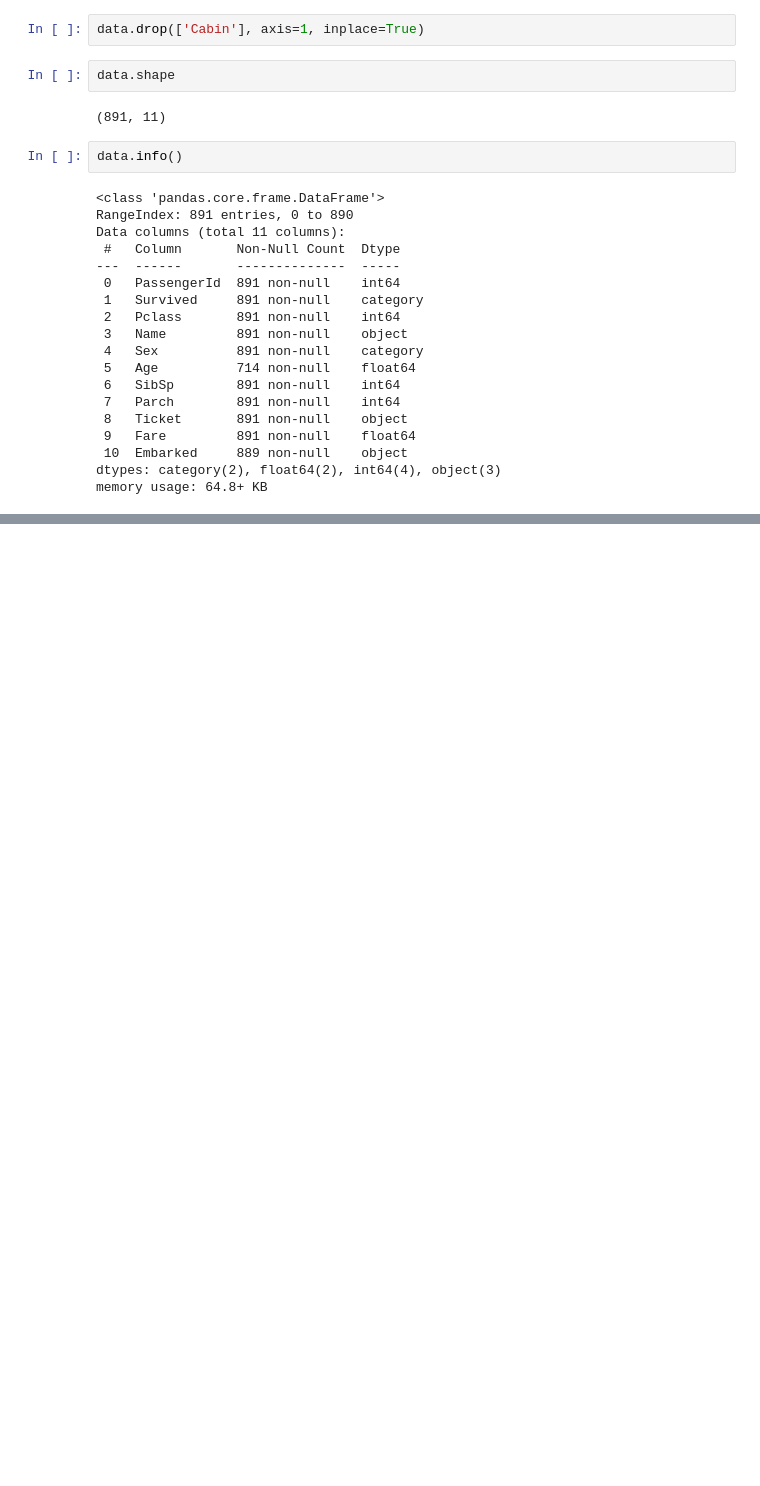
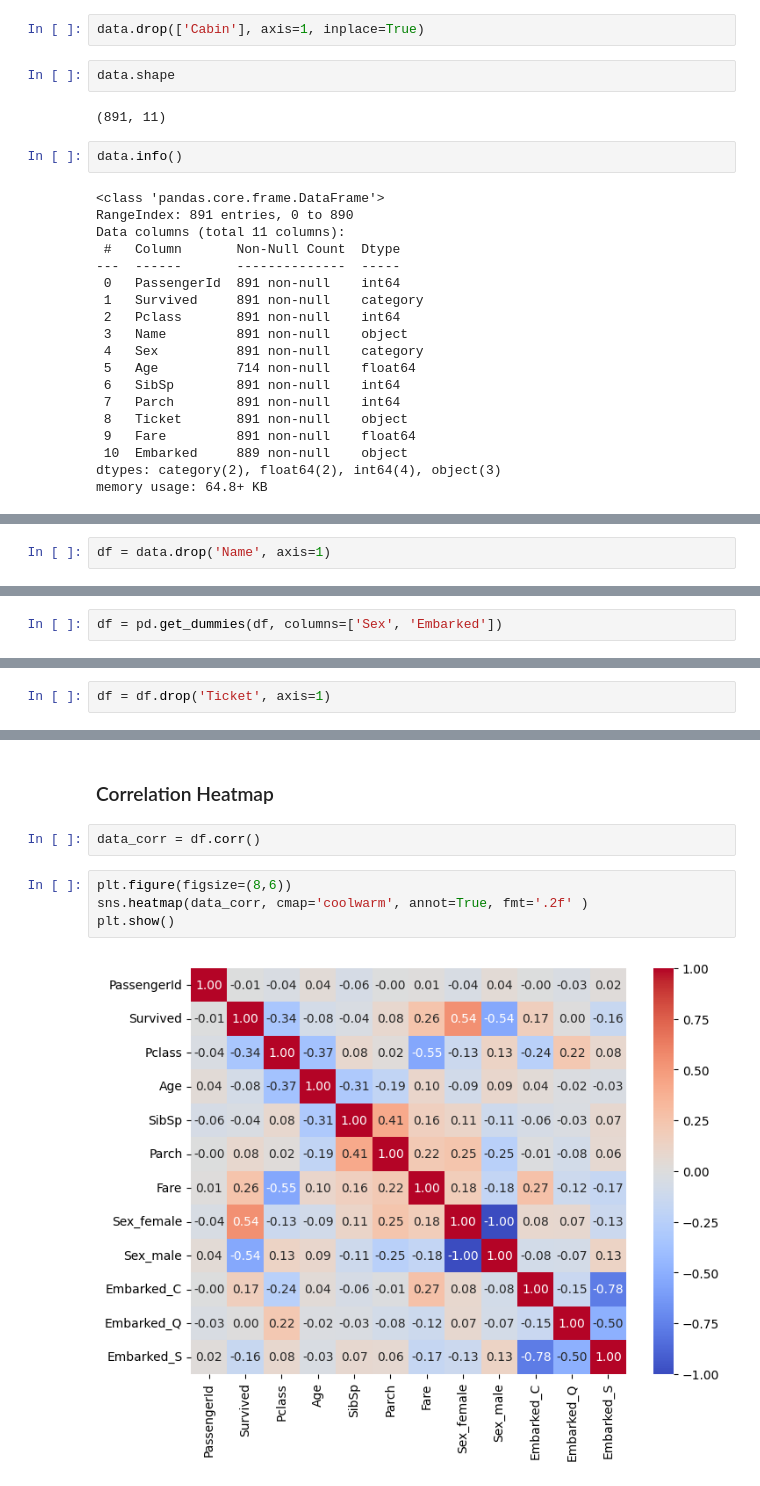
Before and after one commit to briwhi/titanic_2025, a Jupyter notebook: titanic_notebook.ipynb, the cells around one changed output, grey strips where cells are left out. Saved outputs shown, nothing was run; the diff lists cells and outputs as text; blank space fills up the shorter version.

Commit message:
add heatmap

```diff
--- a/titanic_notebook.ipynb
+++ b/titanic_notebook.ipynb
@@ -121,0 +133,2 @@ memory usage: 64.8+ KB
+# %%
+df = data.drop('Name', axis=1)
@@ -121,0 +158,2 @@ memory usage: 64.8+ KB
+# %%
+df = pd.get_dummies(df, columns=['Sex', 'Embarked'])
@@ -121,0 +169,2 @@ memory usage: 64.8+ KB
+# %%
+df = df.drop('Ticket', axis=1)
@@ -121,0 +180,10 @@ memory usage: 64.8+ KB
+# %% [markdown]
+### Correlation Heatmap
+# %%
+data_corr = df.corr()
+# %%
+plt.figure(figsize=(8,6))
+sns.heatmap(data_corr, cmap='coolwarm', annot=True, fmt='.2f' )
+plt.show()
+# %% [output]
+[figure, added]
```
Also changed, not shown: parts of 10 cells of this notebook.
